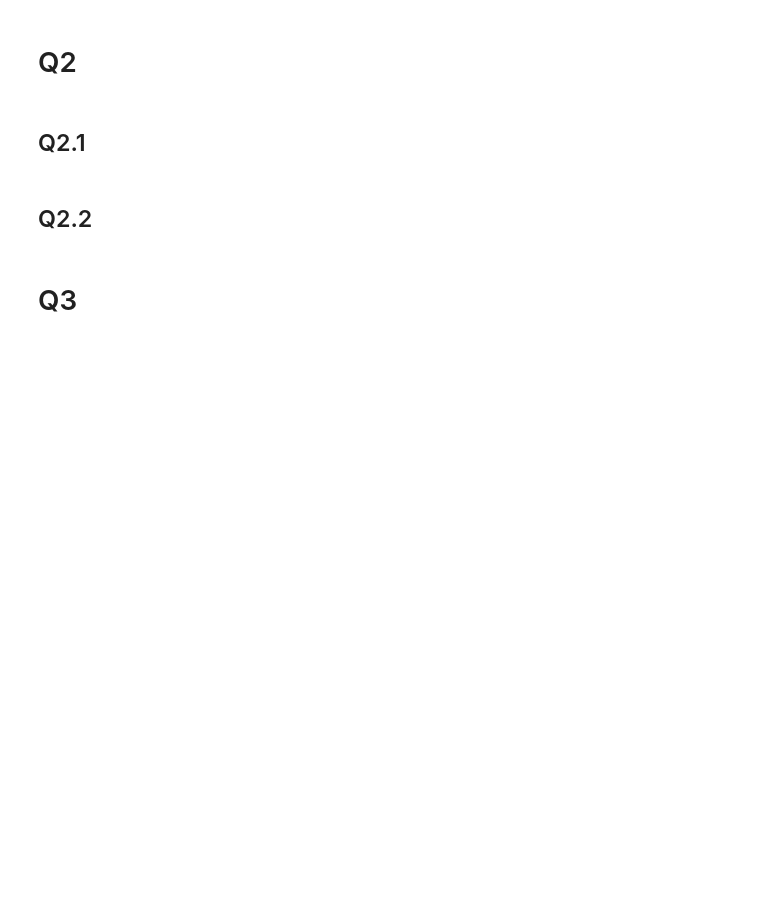
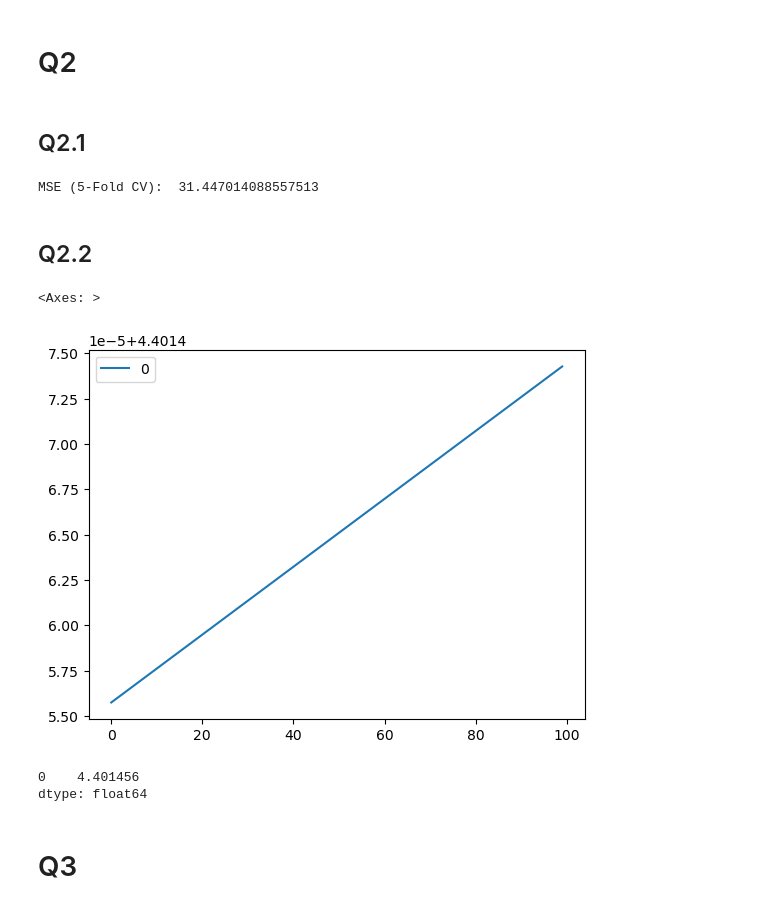
Before and after one commit to soumya-khanna/446-A2, a Jupyter notebook: assg2_template.ipynb, the cells around one changed output. Cells and saved outputs as stored; diff of their text form; code cells hidden in the pictures; blank space fills up the shorter version.

```diff
--- a/assg2_template.ipynb
+++ b/assg2_template.ipynb
@@ -129,28 +154,39 @@ MSE: 19.08, Bias: 18.75, Var: 0.33
 # %%
 
 model      = LinearRegression()
-cv_results = ...
-mse_avg    = ...
+cv_results = cross_validate(model, X[['horsepower']], y, cv=5, scoring='neg_mean_squared_error')
+mse_avg    = -cv_results['test_score'].mean()
 print('MSE (5-Fold CV): ', mse_avg)
+# %% [output]
+MSE (5-Fold CV):  31.447014088557513
 # %% [markdown]
 ## Q2.2
 # %%
-MSEs = []
+MAEs = []
+# MAEs = []
+# Fit model and collect performance iteratively
+
 # Fit model and collect performance iteratively
 for a in np.arange(0,1,.01):
     # Fit a Lasso Regression model
-    model = ...
-    cv_results = ...
+    model = Lasso(alpha=a)
+    cv_results = cross_validate(model,  X[['horsepower']], y, cv=5, scoring='neg_mean_absolute_error')
 
     # Calculate performance
-    mse_avg = ...
-    MSEs.append(...)
+    mae_avg = -cv_results['test_score'].mean()
+    MAEs.append(mae_avg)
 # %%
-MSEs = pd.DataFrame(MSEs)
+MAEs = pd.DataFrame(MAEs)
 
-MSEs.plot()
+MAEs.plot()
+# %% [output]
+<Axes: >
+[figure, added]
 # %%
-print(MSEs.min())
+print(MAEs.min())
+# %% [output]
+0    4.401456
+dtype: float64
 # %% [markdown]
 # Q3
 # %% [markdown]
```
Also changed, not shown: parts of 8 cells of this notebook.
